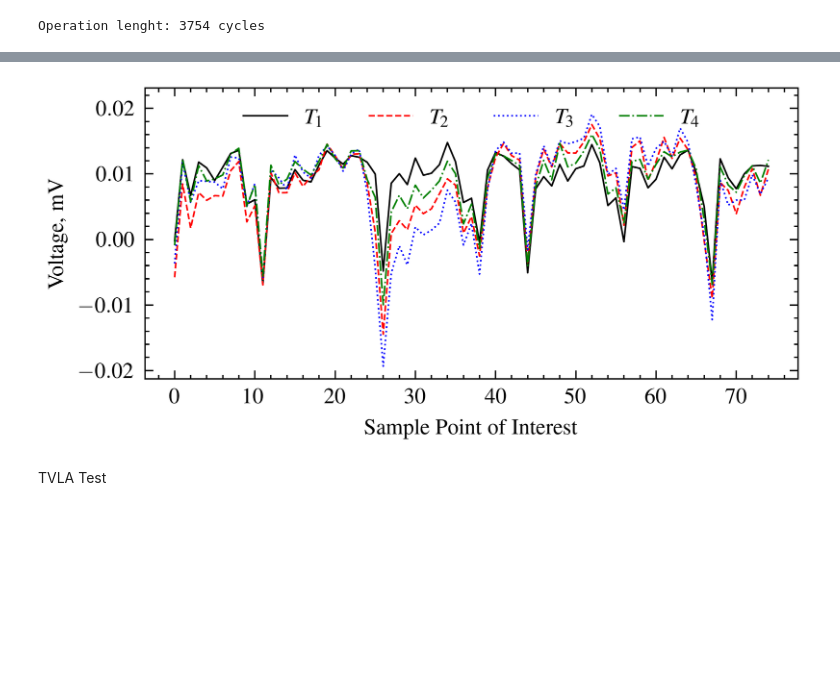
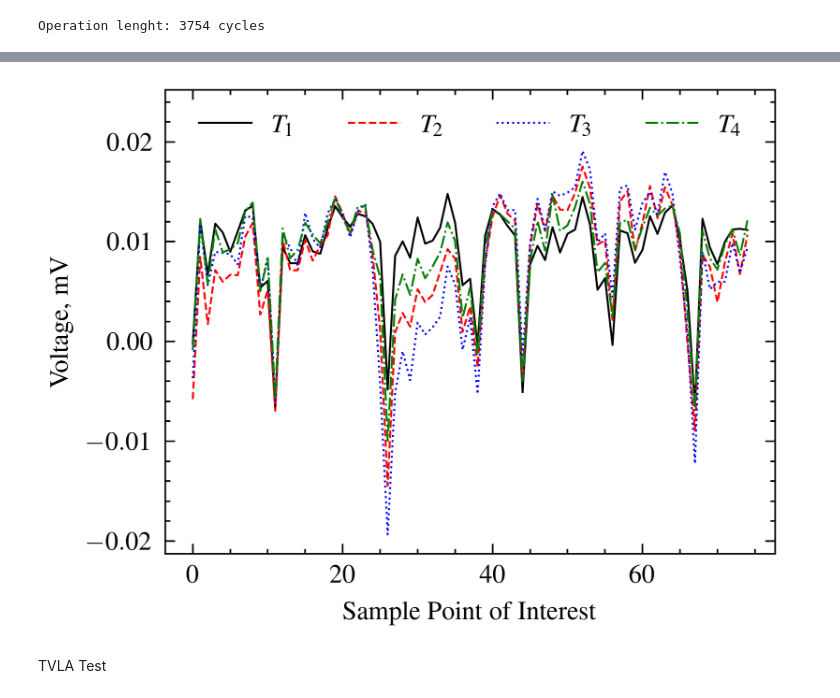
Before and after one commit to ncanavan1/Toeplitz_attack, a Jupyter notebook: hardware/FPGA_tester.ipynb, the cells around one changed output, grey strips where cells are left out. Drawn from its saved outputs; the diff is of its cells as text; code cells hidden in the pictures; blank space fills up the shorter version.

```diff
--- a/hardware/FPGA_tester.ipynb
+++ b/hardware/FPGA_tester.ipynb
@@ -231,24 +231,23 @@ poi_list = [value for segment in poi_list for value in segment]
 # %%
 import matplotlib.pyplot as plt
 import scienceplots
 plt.style.use(['science','ieee'])
 
 lw = 0.6
-plt.figure(figsize=(4,2))
+#plt.figure(figsize=(3,2))
 plt.plot(flattened_poi1,linewidth=lw,label="$T_1$")
 plt.plot(flattened_poi2,linewidth=lw,label="$T_2$")
 plt.plot(flattened_poi3,linewidth=lw,label="$T_3$")
 plt.plot(flattened_poi4,linewidth=lw,label="$T_4$")
 plt.legend(loc='upper center', ncol=4)#, fontsize=12)
 plt.xlabel("Sample Point of Interest")#,fontsize=12)
-plt.ylabel("Voltage, mV")#,fontsize=12)
-ymin, ymax = plt.ylim()
-plt.ylim(ymin, ymax*1.1)  # increase top by 10%
+plt.ylabel("Voltage, mV")#,fontsize=12)##ymin, ymax = plt.ylim()
+plt.ylim(ymin, ymax*1.2)  # increase top by 10%
 plt.tight_layout()
 plt.savefig("/home/40265864@ecit.qub.ac.uk/PhD/project_TOEPLITZ/FPGA_results.png",dpi=500)
 plt.show()
 # %% [output]
-[figure, old version]
+[figure, new version]
 # %%
 cw.plot(flattened_poi1) * cw.plot(flattened_poi2) * cw.plot(flattened_poi3) * cw.plot(flattened_poi4)
 # %%
```
